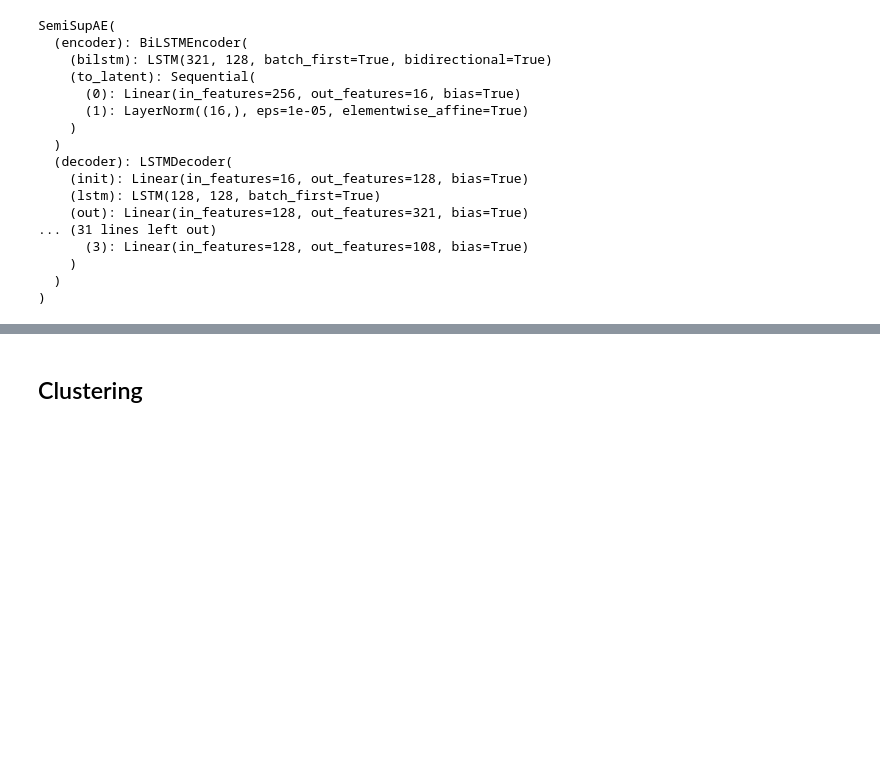
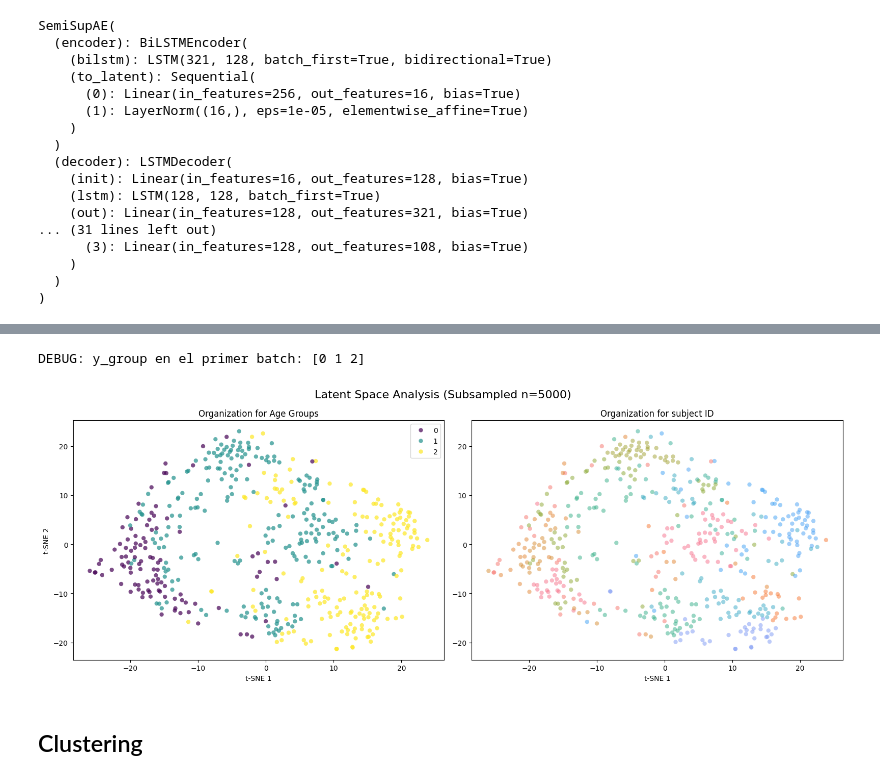
Before and after one commit to carmare13/Gait-Stability, a Jupyter notebook: NoteBooks/LSTM_AEV2.ipynb, the cells around one changed output, grey strips where cells are left out. Drawn from its saved outputs; the diff is of its cells as text; code cells hidden in the pictures; blank space fills up the shorter version.

```diff
--- a/NoteBooks/LSTM_AEV2.ipynb
+++ b/NoteBooks/LSTM_AEV2.ipynb
@@ -2837,2 +1047,44 @@ Calculando T-SNE... (esto puede tardar un poco)
 Número de puntos en el gráfico: 40800
 Número de sujetos únicos: 17
+# %%
+# 2D tsne latents groups and subjects (SUBSAMPLE)
+Zt, yt, subjt, logitst = extract_latents(test_loader, model, pack_batch, max_steps=200, device=next(model.parameters()).device)
+def plot_final_tsne(Z, y_group, subj_ids, title="Latent Space Analysis (Z=16)"):
+    # 1. Calcular T-SNE
+    tsne = TSNE(n_components=2, random_state=42, perplexity=30)
+    z_2d = tsne.fit_transform(Z)
+    group_map = {0: 'Young', 1: 'Middle', 2: 'Older'}
+    y_labels = [group_map[int(i)] for i in y_group]
+    fig, (ax1, ax2) = plt.subplots(1, 2, figsize=(16, 6))
+
+    # Panel A:
+    sns.scatterplot(x=z_2d[:, 0], y=z_2d[:, 1], hue=y_group,
+                    palette="viridis", ax=ax1, alpha=0.7, edgecolor='none')
+    ax1.set_title("Organization for Age Groups")
+    ax1.set_xlabel("t-SNE 1")
+    ax1.set_ylabel("t-SNE 2")
+
+    # Panel B:
+    sns.scatterplot(x=z_2d[:, 0], y=z_2d[:, 1], hue=subj_ids,
+                    palette="husl", ax=ax2, alpha=0.5, edgecolor='none', legend=False)
+    ax2.set_title("Organization for subject ID")
+    ax2.set_xlabel("t-SNE 1")
+    plt.suptitle(title, fontsize=16)
+    plt.tight_layout()
+    plt.show()
+
+n_samples_plot = min(500, len(Zt_shuffled))
+
+# 2. Generar índices aleatorios
+indices_plot = np.random.choice(len(Zt_shuffled), n_samples_plot, replace=False)
+
+# 3. Crear subconjuntos solo para el gráfico
+Z_plot = Zt_shuffled[indices_plot]
+y_plot = yt_shuffled[indices_plot]
+s_plot = subjt_shuffled[indices_plot]
+
+# 4. Graficar (ahora se verá mucho más nítido)
+plot_final_tsne(Z_plot, y_plot, s_plot, title="Latent Space Analysis (Subsampled n=5000)")
+# %% [output]
+DEBUG: y_group en el primer batch: [0 1 2]
+[figure, added]
```
Also changed, not shown: parts of 81 cells of this notebook, 3 other files.
